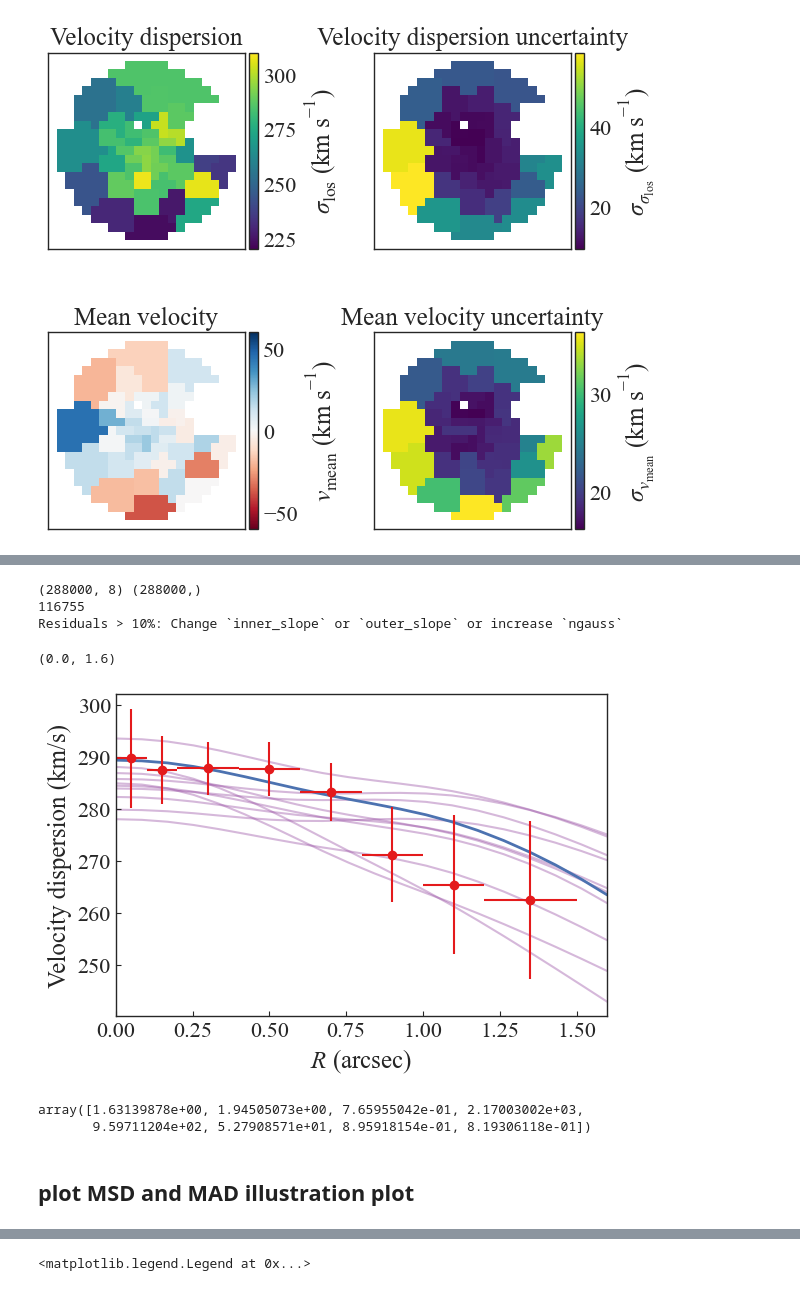
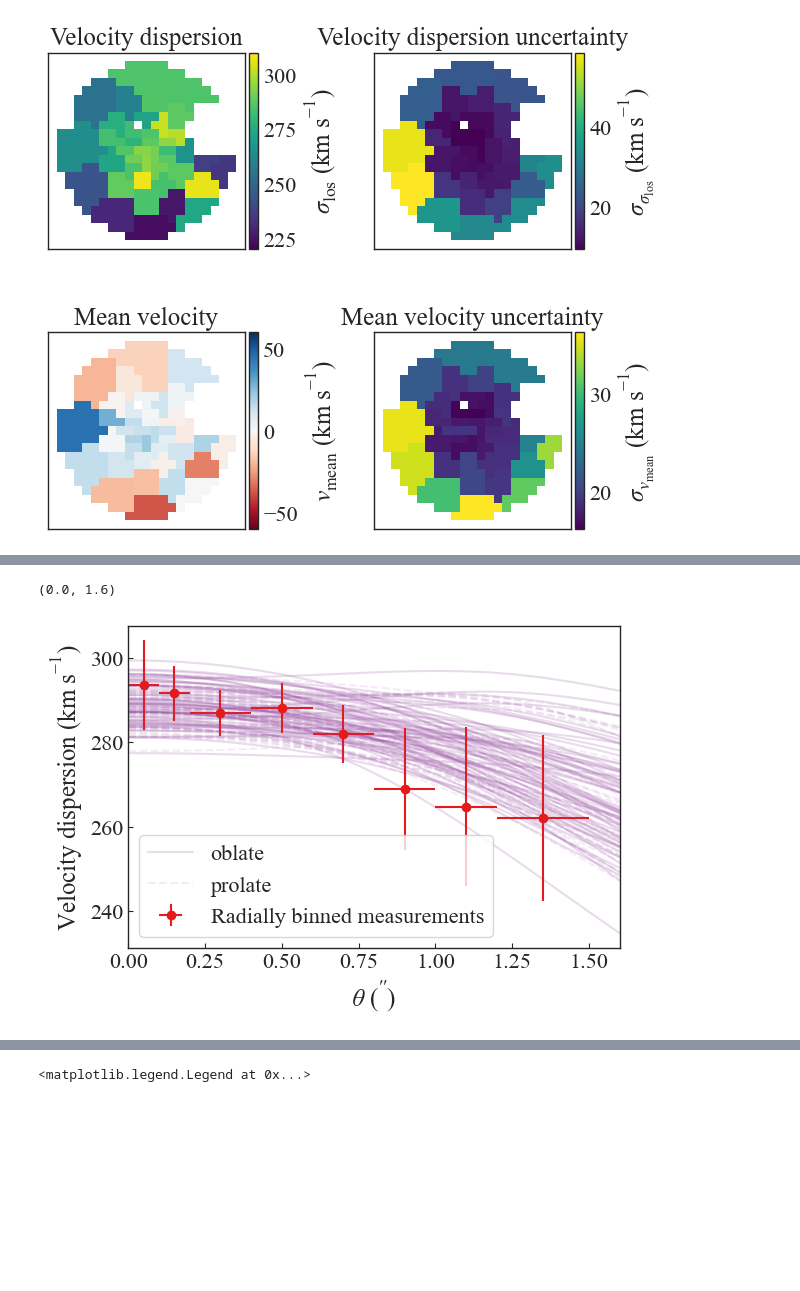
Before and after one commit to TDCOSMO/RXJ1131_KCWI, a Jupyter notebook: Plot kinematic maps, get oblateness probability, radial profile.ipynb, the cells around one changed output, grey strips where cells are left out. Cells and saved outputs as stored; diff of their text form; code cells hidden in the pictures; blank space fills up the shorter version.

```diff
--- a/Plot kinematic maps, get oblateness probability, radial profile.ipynb
+++ b/Plot kinematic maps, get oblateness probability, radial profile.ipynb
@@ -332,7 +271,7 @@ def evaluate_func(x, params):
 # %%
 from scipy.optimize import minimize
 
-res = minimize(func, x0=[2.5, 15, 3.2, 35])
+res = minimize(cost_function, x0=[2.5, 15, 3.2, 35])
 
 res
 # %% [output]
@@ -360,6 +297,6 @@ res
 # %%
 from scipy.integrate import quad
 
-normalizing_factor = quad(evaluate_func, 0, 90, args=(res.x))[0] / 90
+normalizing_factor = quad(double_gaussian_model, 0, 90, args=(res.x))[0] / 90
 # %%
 import copy
@@ -370,5 +306,8 @@ double_gauss_params = copy.deepcopy(res.x)
 double_gauss_params[0] /= normalizing_factor
 double_gauss_params[2] /= normalizing_factor
 # %%
-quad(evaluate_func, 0, 45, args=(double_gauss_params))[0] / 90, quad(evaluate_func, 45, 90, args=(double_gauss_params))[0] / 90
+oblate_prob = quad(evaluate_func, 0, 45, args=(double_gauss_params))[0] / 90
+prolate_prob = quad(evaluate_func, 45, 90, args=(double_gauss_params))[0] / 90
+
+print('Probability of oblateness: {:.2f}'.format(oblate_prob))
 # %% [output]
@@ -770,3 +467,13 @@ def get_profiles(xs, ys, shape, moment='zz', params=None):
                                                x_points=xs, y_points=ys,
                                                shape=shape
                                               )
+
+def get_radial_profile(params, shape):
+    """
+    Make radial profile by averaging over major, minor, and intermediate axes.
+    """
+    sigma_r = get_profiles(r*np.cos(np.pi/4), r*np.sin(np.pi/4), shape, 'zz', params=params)
+    sigma_r += get_profiles(r, 0*r, shape, 'zz', params=params)
+    sigma_r += get_profiles(0*r, r, shape, 'zz', params=params)
+
+    return sigma_r / 3.
@@ -931,41 +530,37 @@ Residuals > 10%: Change `inner_slope` or `outer_slope` or increase `ngauss`
 # %%
 fig = plt.figure(figsize=pf.get_fig_size(width=pf.mnras_textwidth*2, height_ratio=0.3))
 
 ax = fig.add_subplot(122)
 
 ax.errorbar(x=(radial_bins[:-1]+np.diff(radial_bins)/2.),
             y=radially_binned_dispersion,
             xerr=np.diff(radial_bins)/2,
             yerr=np.sqrt(np.diag(covariance_radial_bins)),
             color=pf.cb_red,
-            ls='None', marker='o'
+            ls='None', marker='o', label='Radially binned measurements'
            )
 
+for i in range(len(radial_profiles_oblate)):
+    if i == 0:
+        ax.plot(r, radial_profiles_oblate[i], c=pf.cb_purple, alpha=0.2, zorder=-20, label='oblate')
+    else:
+        ax.plot(r, radial_profiles_oblate[i], c=pf.cb_purple, alpha=0.2, zorder=-20)
+
 for i in range(len(radial_profiles_prolate)):
-    ax.plot(r, radial_profiles_prolate[i], c=pf.cb_purple, alpha=0.4, zorder=-20)
+    if i == 0:
+        ax.plot(r, radial_profiles_prolate[i], c=pf.cb_purple, alpha=0.1, ls='--', label='prolate')
+    else:
+        ax.plot(r, radial_profiles_prolate[i], c=pf.cb_purple, alpha=0.1, ls='--')
 
-# for i in range(len(radial_profiles_prolate)):
-#     ax.plot(r, radial_profiles_prolate[i], c=pf.cb_purple, alpha=0.4, ls='--')
+# params = get_most_likely_value('jampy', 'ifu', 'constant', 'axisymmetric', 'powerlaw', snr=23, shape='prolate', burnin=-300)
+# ax.plot(r, get_radial_profile(params, 'prolate'), lw='2', zorder=-10)
 
-params = get_most_likely_value('jampy', 'ifu', 'constant', 'axisymmetric', 'powerlaw', snr=23, shape='prolate', burnin=-300)
-
-ax.plot(r, get_radial_profile(params, 'prolate'), lw='2', zorder=-10)
-
-ax.set_xlabel(r'$R$ (arcsec)')
-ax.set_ylabel(r'Velocity dispersion (km/s)')
+ax.set_xlabel(r'$\theta$ ($^{\prime\prime}$)')
+ax.set_ylabel(r'Velocity dispersion (km s${}^{-1}$)')
+ax.legend()
 ax.set_xlim(0, 1.6)
 
 # # ax.legend()
 # %% [output]
-(288000, 8) (288000,)
-116755
-Residuals > 10%: Change `inner_slope` or `outer_slope` or increase `ngauss`
+(0.0, 1.6)
-(0.0, 1.6)
-[figure, old version]
+[figure, new version]
-# %%
-params
-# %% [output]
-array([1.63139878e+00, 1.94505073e+00, 7.65955042e-01, 2.17003002e+03,
-       9.59711204e+02, 5.27908571e+01, 8.95918154e-01, 8.19306118e-01])
-# %% [markdown]
-## plot MSD and MAD illustration plot
```
Also changed, not shown: parts of 53 cells of this notebook, 1 other file.
